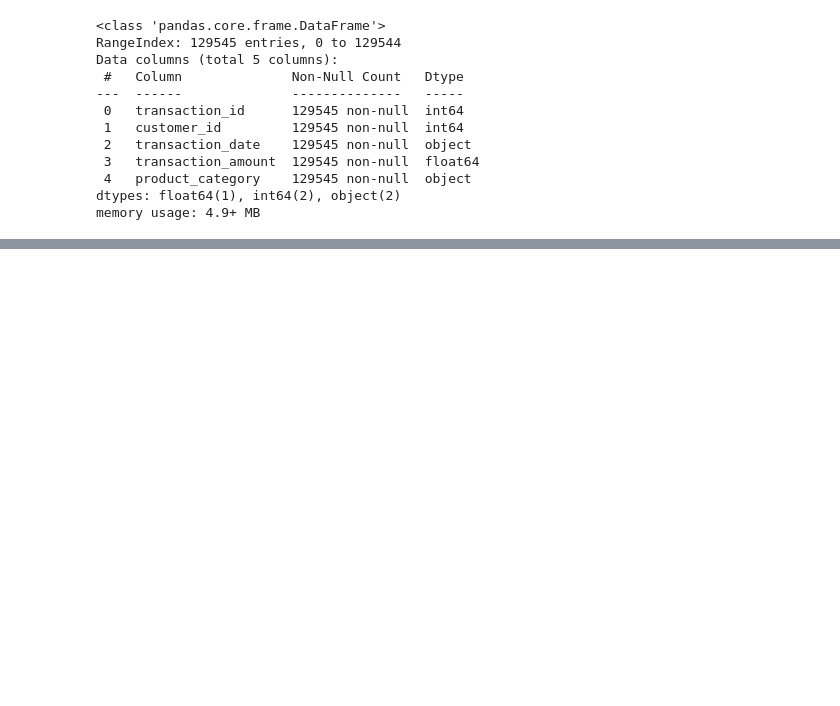
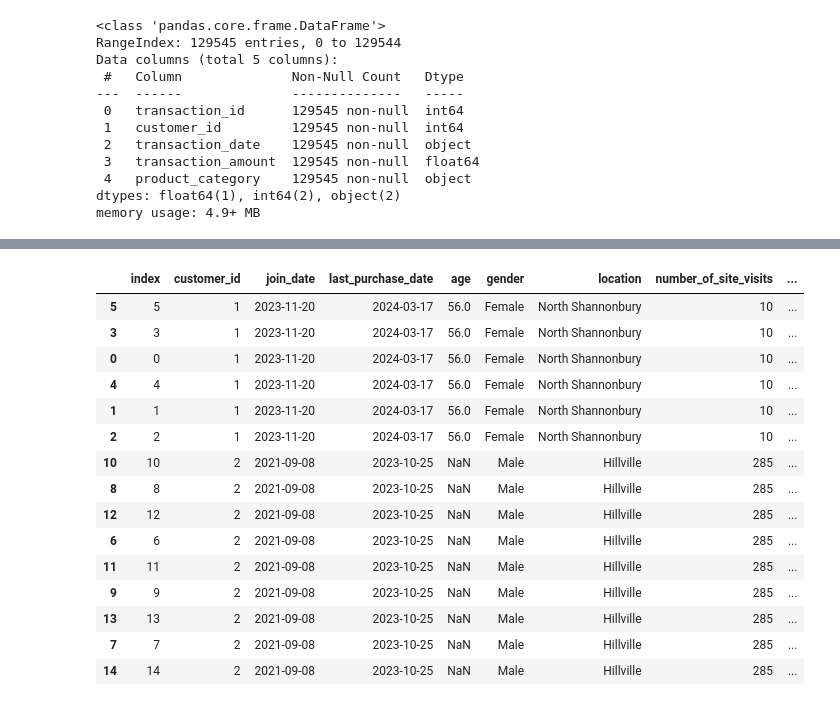
Before and after one commit to EthanRosehart/schulich_data_science, a Jupyter notebook: a2ecomx.ipynb, the cells around one changed output, grey strips where cells are left out. Saved outputs shown, nothing was run; the diff lists cells and outputs as text; code cells hidden in the pictures; blank space fills up the shorter version.

```diff
--- a/a2ecomx.ipynb
+++ b/a2ecomx.ipynb
@@ -65,0 +133,14 @@ df = pd.merge(df,df_transactions,on='customer_id', how='outer')
+# %%
+# Convert dates to datetime objects -- cleaning
+
+df_marketing['campaign_date'] = pd.to_datetime(df_marketing['campaign_date'])
+df_transactions['transaction_date'] = pd.to_datetime(df_transactions['transaction_date'])
+# %%
+# Merge Customers and Engagement on 'customer_id'
+merged_df = df_customers.merge(df_engagement, on='customer_id', suffixes=('_customer', '_engagement'))
+
+# Merge the result with Transactions on 'customer_id'
+transaction_level = merged_df.merge(df_transactions, on='customer_id', suffixes=('', '_transaction'))
+# %%
+# reset index
+transaction_level.reset_index(inplace=True)
@@ -65,0 +195,19 @@ df = pd.merge(df,df_transactions,on='customer_id', how='outer')
+# %%
+transaction_level.head(15)
+# %% [output]
+|  | index | customer_id | join_date | last_purchase_date | age | gender | location | number_of_site_visits | ... |
+| 5 | 5 | 1 | 2023-11-20 | 2024-03-17 | 56.0 | Female | North Shannonbury | 10 | ... |
+| 3 | 3 | 1 | 2023-11-20 | 2024-03-17 | 56.0 | Female | North Shannonbury | 10 | ... |
+| 0 | 0 | 1 | 2023-11-20 | 2024-03-17 | 56.0 | Female | North Shannonbury | 10 | ... |
+| 4 | 4 | 1 | 2023-11-20 | 2024-03-17 | 56.0 | Female | North Shannonbury | 10 | ... |
+| 1 | 1 | 1 | 2023-11-20 | 2024-03-17 | 56.0 | Female | North Shannonbury | 10 | ... |
+| 2 | 2 | 1 | 2023-11-20 | 2024-03-17 | 56.0 | Female | North Shannonbury | 10 | ... |
+| 10 | 10 | 2 | 2021-09-08 | 2023-10-25 | NaN | Male | Hillville | 285 | ... |
+| 8 | 8 | 2 | 2021-09-08 | 2023-10-25 | NaN | Male | Hillville | 285 | ... |
+| 12 | 12 | 2 | 2021-09-08 | 2023-10-25 | NaN | Male | Hillville | 285 | ... |
+| 6 | 6 | 2 | 2021-09-08 | 2023-10-25 | NaN | Male | Hillville | 285 | ... |
+| 11 | 11 | 2 | 2021-09-08 | 2023-10-25 | NaN | Male | Hillville | 285 | ... |
+| 9 | 9 | 2 | 2021-09-08 | 2023-10-25 | NaN | Male | Hillville | 285 | ... |
+| 13 | 13 | 2 | 2021-09-08 | 2023-10-25 | NaN | Male | Hillville | 285 | ... |
+| 7 | 7 | 2 | 2021-09-08 | 2023-10-25 | NaN | Male | Hillville | 285 | ... |
+| 14 | 14 | 2 | 2021-09-08 | 2023-10-25 | NaN | Male | Hillville | 285 | ... |
```
Also changed, not shown: parts of 40 cells of this notebook, 1 other file.
